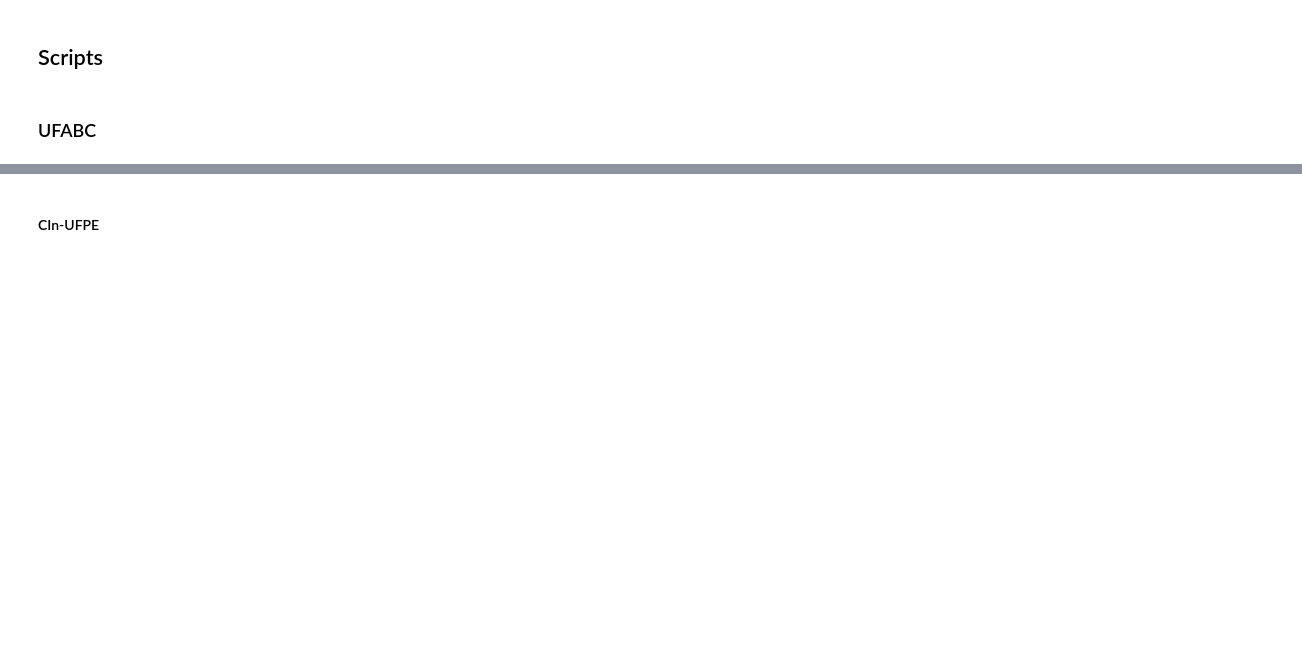
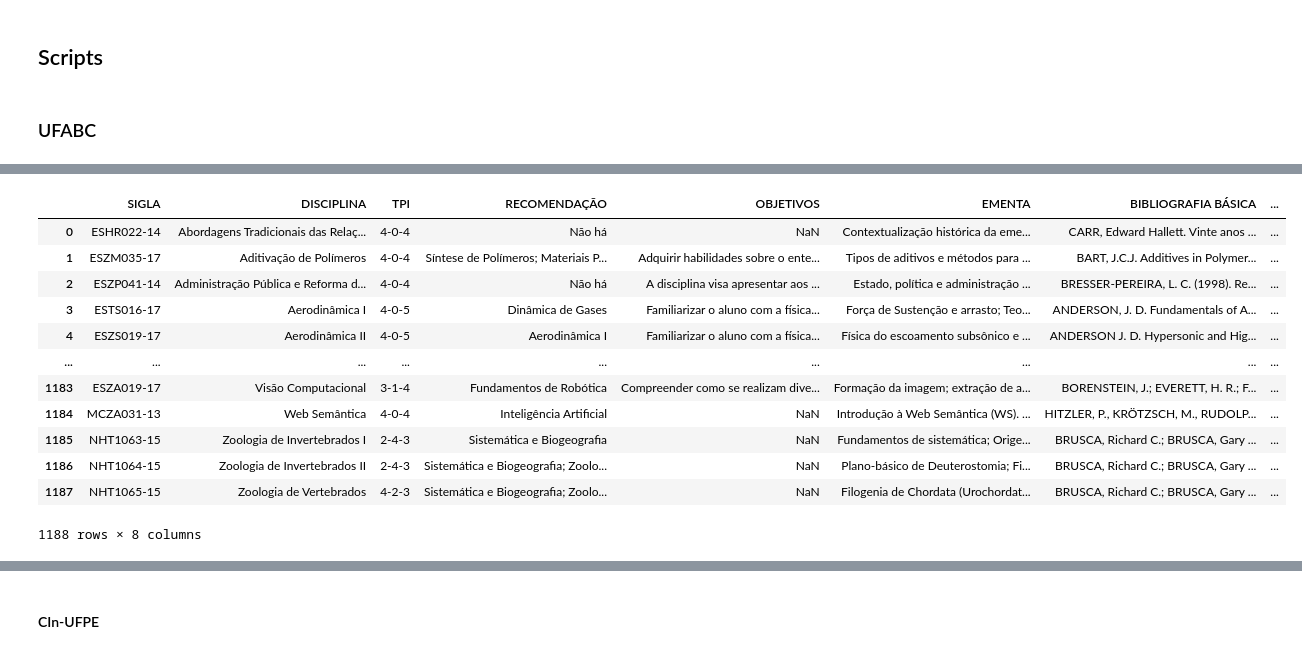
Before and after one commit to azzolinovarella/azzolinovarella.github.io, a Jupyter notebook: notebooks/01-GenerateGraphs.ipynb, the cells around one changed output, grey strips where cells are left out. Saved outputs shown, nothing was run; the diff lists cells and outputs as text; code cells hidden in the pictures; blank space fills up the shorter version.

```diff
--- a/notebooks/01-GenerateGraphs.ipynb
+++ b/notebooks/01-GenerateGraphs.ipynb
@@ -19,0 +35,17 @@ import plotly.graph_objects as go
+# %%
+df_ufabc_creds = pd.read_excel('./data/catalogo-disciplinas-ufabc-2017.xlsx')
+df_ufabc_creds
+# %% [output]
+|  | SIGLA | DISCIPLINA | TPI | RECOMENDAÇÃO | OBJETIVOS | EMENTA | BIBLIOGRAFIA BÁSICA | ... |
+| 0 | ESHR022-14 | Abordagens Tradicionais das Relaç... | 4-0-4 | Não há | NaN | Contextualização histórica da eme... | CARR, Edward Hallett. Vinte anos ... | ... |
+| 1 | ESZM035-17 | Aditivação de Polímeros | 4-0-4 | Síntese de Polímeros; Materiais P... | Adquirir habilidades sobre o ente... | Tipos de aditivos e métodos para ... | BART, J.C.J. Additives in Polymer... | ... |
+| 2 | ESZP041-14 | Administração Pública e Reforma d... | 4-0-4 | Não há | A disciplina visa apresentar aos ... | Estado, política e administração ... | BRESSER-PEREIRA, L. C. (1998). Re... | ... |
+| 3 | ESTS016-17 | Aerodinâmica I | 4-0-5 | Dinâmica de Gases | Familiarizar o aluno com a física... | Força de Sustenção e arrasto; Teo... | ANDERSON, J. D. Fundamentals of A... | ... |
+| 4 | ESZS019-17 | Aerodinâmica II | 4-0-5 | Aerodinâmica I | Familiarizar o aluno com a física... | Física do escoamento subsônico e ... | ANDERSON J. D. Hypersonic and Hig... | ... |
+| ... | ... | ... | ... | ... | ... | ... | ... | ... |
+| 1183 | ESZA019-17 | Visão Computacional | 3-1-4 | Fundamentos de Robótica | Compreender como se realizam dive... | Formação da imagem; extração de a... | BORENSTEIN, J.; EVERETT, H. R.; F... | ... |
+| 1184 | MCZA031-13 | Web Semântica | 4-0-4 | Inteligência Artificial | NaN | Introdução à Web Semântica (WS). ... | HITZLER, P., KRÖTZSCH, M., RUDOLP... | ... |
+| 1185 | NHT1063-15 | Zoologia de Invertebrados I | 2-4-3 | Sistemática e Biogeografia | NaN | Fundamentos de sistemática; Orige... | BRUSCA, Richard C.; BRUSCA, Gary ... | ... |
+| 1186 | NHT1064-15 | Zoologia de Invertebrados II | 2-4-3 | Sistemática e Biogeografia; Zoolo... | NaN | Plano-básico de Deuterostomia; Fi... | BRUSCA, Richard C.; BRUSCA, Gary ... | ... |
+| 1187 | NHT1065-15 | Zoologia de Vertebrados | 4-2-3 | Sistemática e Biogeografia; Zoolo... | NaN | Filogenia de Chordata (Urochordat... | BRUSCA, Richard C.; BRUSCA, Gary ... | ... |
+1188 rows × 8 columns
```
Also changed, not shown: parts of 6 cells of this notebook, 6 other files.
